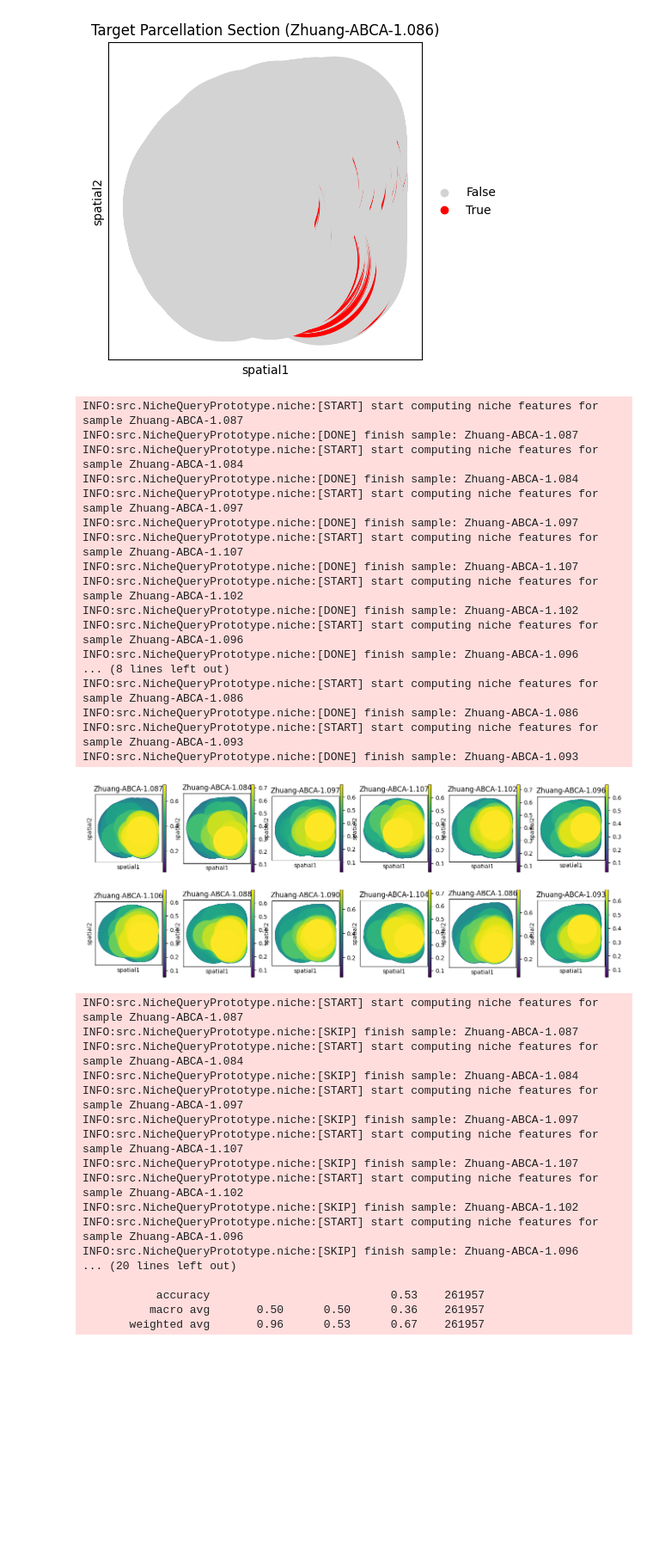
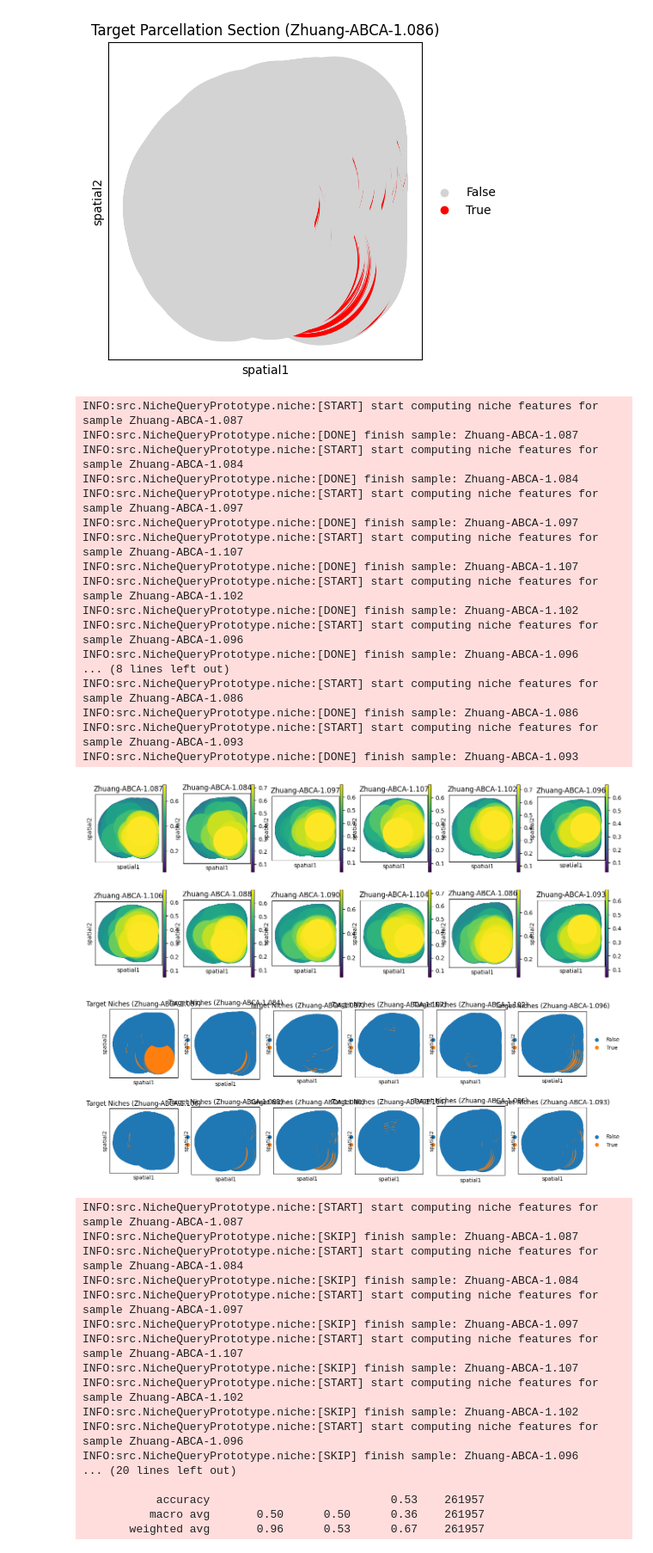
Before and after one commit to lichyyyyyy/NicheQueryBenchmark, a Jupyter notebook: niche_query.ipynb, the cells around one changed output. Shown at 86% size. Drawn from its saved outputs; the diff is of its cells as text; code cells hidden in the pictures; blank space fills up the shorter version.

Commit message:
niche query example

```diff
--- a/niche_query.ipynb
+++ b/niche_query.ipynb
@@ -66,27 +66,29 @@ INFO:src.NicheQueryPrototype.niche:Finished computing niche feature with 100 cel
 [figure]
 # %%
 # step 3: run niche query on given samples
+
 niche_query = NicheQuery(db=db, niche=niche_to_query, k=3)
 query_samples = [s for s in db.samples.values() if s.id in target_sample_ids]
-niche_query.niche_query_visualization(query_samples)
+niche_query.niche_query_visualization(query_samples, show_target_niches=True)
 # %% [output]
 INFO:src.NicheQueryPrototype.niche:[START] start computing niche features for sample Zhuang-ABCA-1.087
 INFO:src.NicheQueryPrototype.niche:[DONE] finish sample: Zhuang-ABCA-1.087
 INFO:src.NicheQueryPrototype.niche:[START] start computing niche features for sample Zhuang-ABCA-1.084
 INFO:src.NicheQueryPrototype.niche:[DONE] finish sample: Zhuang-ABCA-1.084
 INFO:src.NicheQueryPrototype.niche:[START] start computing niche features for sample Zhuang-ABCA-1.097
 INFO:src.NicheQueryPrototype.niche:[DONE] finish sample: Zhuang-ABCA-1.097
 INFO:src.NicheQueryPrototype.niche:[START] start computing niche features for sample Zhuang-ABCA-1.107
 INFO:src.NicheQueryPrototype.niche:[DONE] finish sample: Zhuang-ABCA-1.107
 INFO:src.NicheQueryPrototype.niche:[START] start computing niche features for sample Zhuang-ABCA-1.102
 INFO:src.NicheQueryPrototype.niche:[DONE] finish sample: Zhuang-ABCA-1.102
 INFO:src.NicheQueryPrototype.niche:[START] start computing niche features for sample Zhuang-ABCA-1.096
 INFO:src.NicheQueryPrototype.niche:[DONE] finish sample: Zhuang-ABCA-1.096
 ... (8 lines left out)
 INFO:src.NicheQueryPrototype.niche:[START] start computing niche features for sample Zhuang-ABCA-1.086
 INFO:src.NicheQueryPrototype.niche:[DONE] finish sample: Zhuang-ABCA-1.086
 INFO:src.NicheQueryPrototype.niche:[START] start computing niche features for sample Zhuang-ABCA-1.093
 INFO:src.NicheQueryPrototype.niche:[DONE] finish sample: Zhuang-ABCA-1.093
 [figure]
+[figure, added]
 # %%
 # step 4: classification report
```
Also changed, not shown: parts of 1 cell of this notebook, 1 other file.
